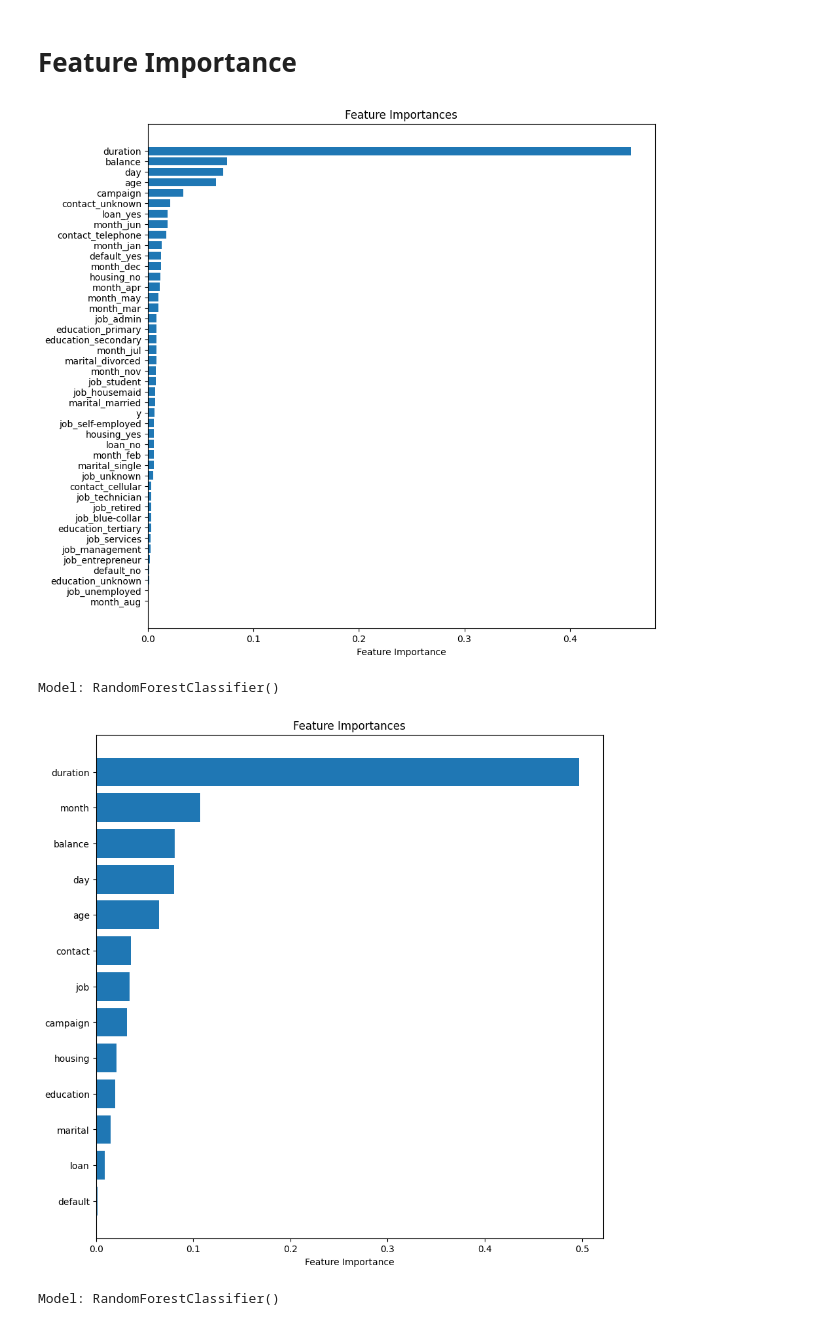
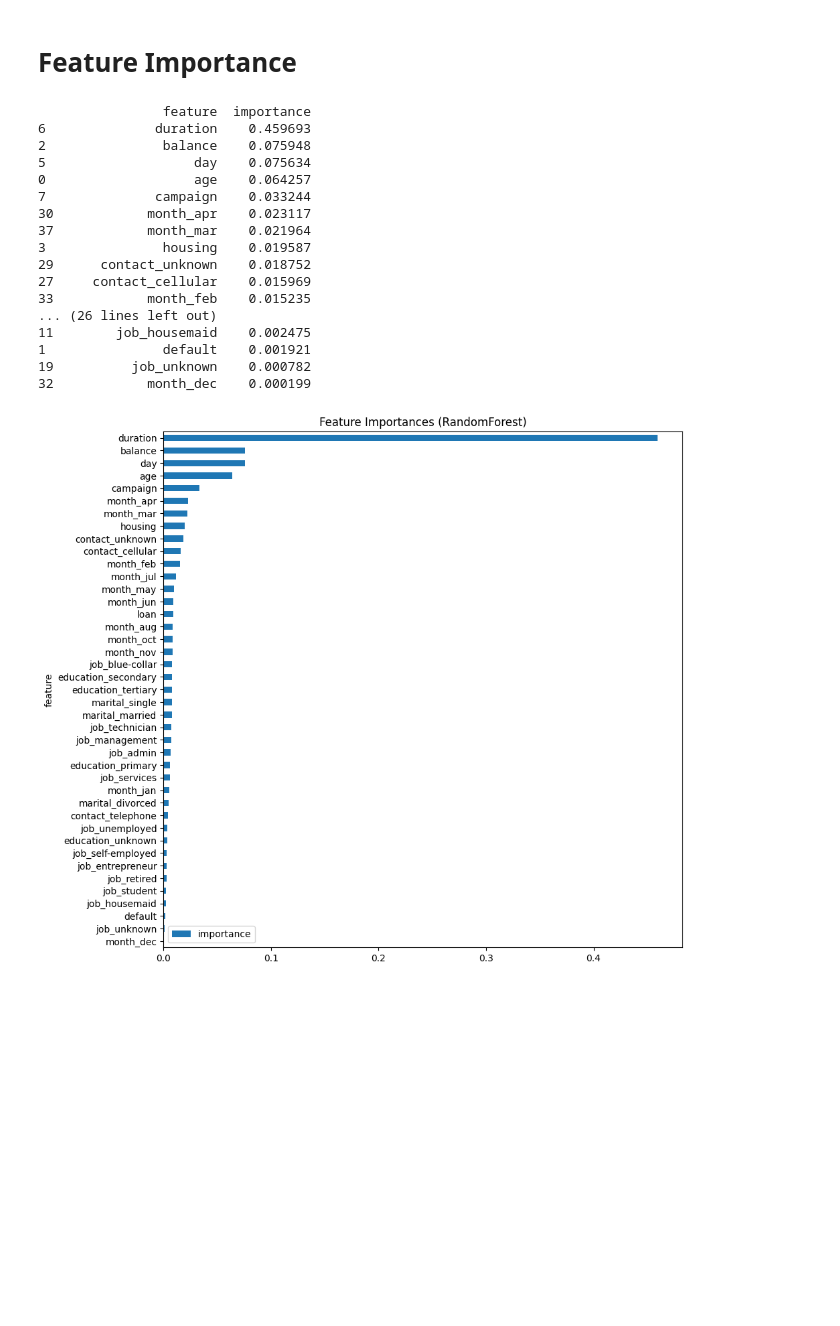
Before and after one commit to kuzhuppillil/4jwFB7LZrh7Mn9TT, a Jupyter notebook: Term_Deposit_Marketing.ipynb, the cells around one changed output. Drawn from its saved outputs; the diff is of its cells as text; code cells hidden in the pictures; blank space fills up the shorter version.

```diff
--- a/Term_Deposit_Marketing.ipynb
+++ b/Term_Deposit_Marketing.ipynb
@@ -514,10 +498,2 @@ weighted avg       0.91      0.91      0.91      8000
 # %% [markdown]
 # Model Test
-# %%
-rf.fit(X_train, y_train)
-y_pred = rf.predict(X_test)
-accuracy = accuracy_score(y_test, y_pred)
-
-
-print("Accuracy of RandomForestClassifier Model:", accuracy*100,"%")
-print("\nClassification Report: \n", classification_report(y_test,y_pred))
@@ -564,30 +528,2 @@ weighted avg       0.91      0.92      0.91      8000
 # %% [markdown]
 # Feature Importance
-# %%
-  importances = rf.feature_importances_
-  idxs = np.argsort(importances)
-  plt.figure(figsize=(10, 10))
-  plt.title('Feature Importances')
-  plt.barh(range(len(idxs)), importances[idxs], align='center')
-  plt.yticks(range(len(idxs)), [df.columns[i] for i in idxs])
-  plt.xlabel('Feature Importance')
-  plt.show()
-  print("Model:",rf,"\n\n")
-# %% [output]
-[figure, removed]
-Model: RandomForestClassifier()
-# %%
-  #without onehot encoding
-
-  importances = rf.feature_importances_
-  idxs = np.argsort(importances)
-  plt.figure(figsize=(10, 10))
-  plt.title('Feature Importances')
-  plt.barh(range(len(idxs)), importances[idxs], align='center')
-  plt.yticks(range(len(idxs)), [df.columns[i] for i in idxs])
-  plt.xlabel('Feature Importance')
-  plt.show()
-  print("Model:",rf,"\n\n")
-# %% [output]
-[figure, removed]
-Model: RandomForestClassifier()
@@ -603,4 +539,31 @@ def get_feature_importance(mod, col_names):
 
 
     return feature_importance
+# %%
+importances = rf.feature_importances_
+feature_df = pd.DataFrame({'feature':df_temp.columns, 'importance':importances})
+
+feature_df.sort_values('importance').plot.barh(y='importance', x='feature', figsize=(10,10))
+plt.title('Feature Importances (RandomForest)')
+
+print(feature_df.sort_values('importance', ascending=False))
+# %% [output]
+                feature  importance
+6              duration    0.459693
+2               balance    0.075948
+5                   day    0.075634
+0                   age    0.064257
+7              campaign    0.033244
+30            month_apr    0.023117
+37            month_mar    0.021964
+3               housing    0.019587
+29      contact_unknown    0.018752
+27     contact_cellular    0.015969
+33            month_feb    0.015235
+... (26 lines left out)
+11        job_housemaid    0.002475
+1               default    0.001921
+19          job_unknown    0.000782
+32            month_dec    0.000199
+[figure, added]
 # %%
```
Also changed, not shown: parts of 31 cells of this notebook.
